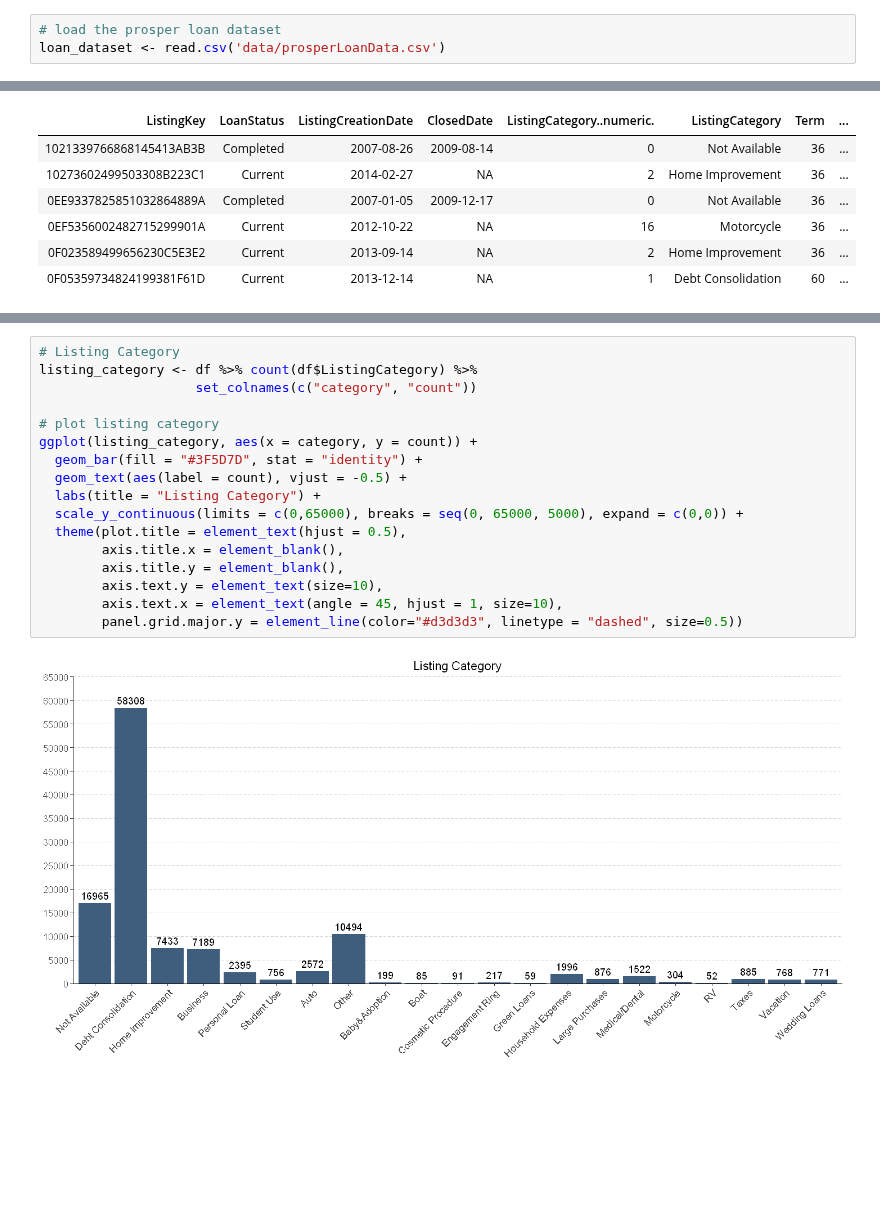
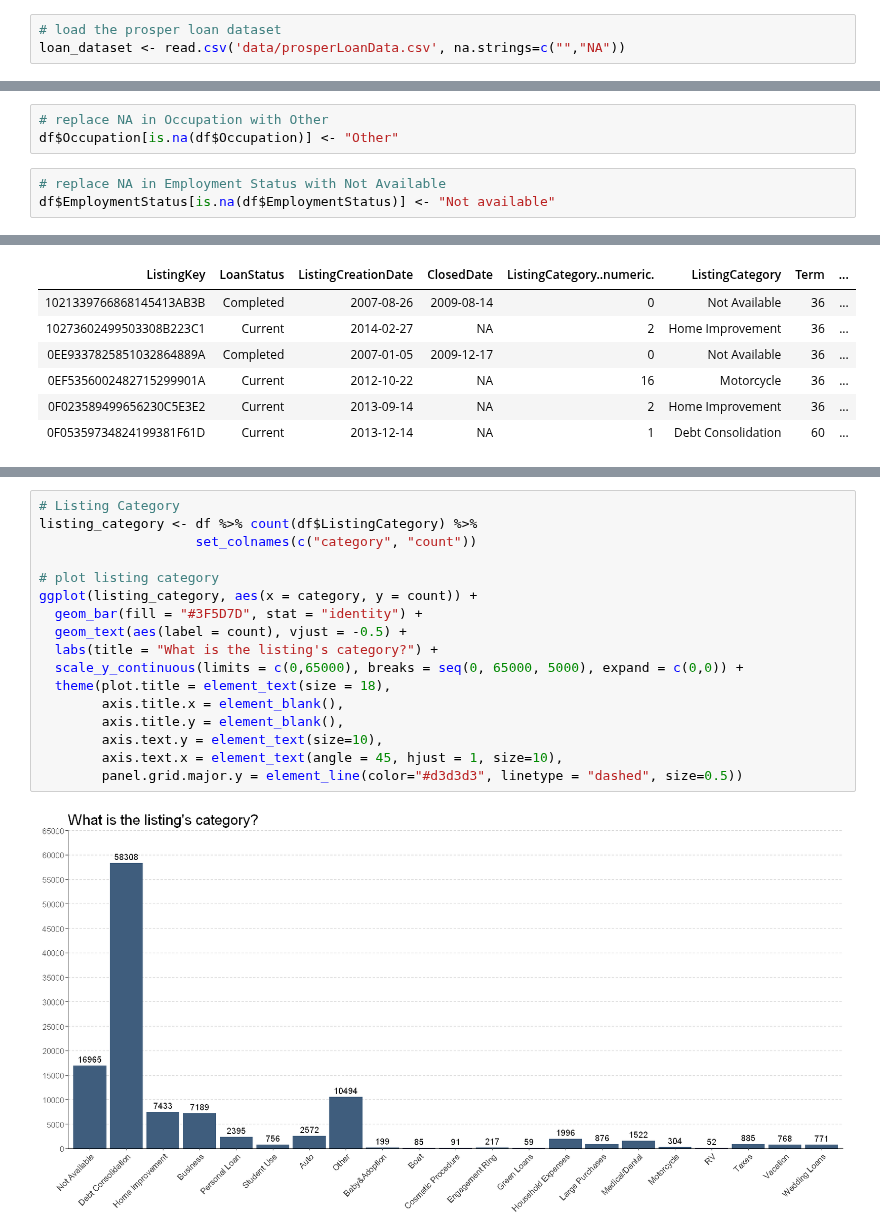
Before and after one commit to BarbaraStempien/DA--Loan-Data-from-Prosper, a Jupyter notebook: analysis.ipynb, the cells around one changed output, grey strips where cells are left out. Saved outputs shown, nothing was run; the diff lists cells and outputs as text; blank space fills up the shorter version.

```diff
--- a/analysis.ipynb
+++ b/analysis.ipynb
@@ -33,6 +27,6 @@ library(waffle)
 # %%
 # load the prosper loan dataset
-loan_dataset <- read.csv('data/prosperLoanData.csv')
+loan_dataset <- read.csv('data/prosperLoanData.csv', na.strings=c("","NA"))
 # %%
 # display shape of dataset; rows x columns
 dim(loan_dataset)
@@ -233,6 +233,12 @@ df$IsBorrowerHomeowner <- as.logical(df$IsBorrowerHomeowner)
 # %% [output]
 False  True
 56459 57478
+# %%
+# replace NA in Occupation with Other
+df$Occupation[is.na(df$Occupation)] <- "Other"
+# %%
+# replace NA in Employment Status with Not Available
+df$EmploymentStatus[is.na(df$EmploymentStatus)] <- "Not available"
 # %%
 # display type of each variable
 str(df)
@@ -329,22 +335,22 @@ ggplot(loan_status, aes(x = status, y = count)) +
 # %%
 # Listing Category
 listing_category <- df %>% count(df$ListingCategory) %>%
                     set_colnames(c("category", "count"))
 
 # plot listing category
 ggplot(listing_category, aes(x = category, y = count)) +
   geom_bar(fill = "#3F5D7D", stat = "identity") +
   geom_text(aes(label = count), vjust = -0.5) +
-  labs(title = "Listing Category") +
+  labs(title = "What is the listing's category?") +
   scale_y_continuous(limits = c(0,65000), breaks = seq(0, 65000, 5000), expand = c(0,0)) +
-  theme(plot.title = element_text(hjust = 0.5),
+  theme(plot.title = element_text(size = 18),
         axis.title.x = element_blank(),
         axis.title.y = element_blank(),
         axis.text.y = element_text(size=10),
         axis.text.x = element_text(angle = 45, hjust = 1, size=10),
         panel.grid.major.y = element_line(color="#d3d3d3", linetype = "dashed", size=0.5))
 # %% [output]
-[figure, old version]
+[figure, new version]
 # %%
 # Term
 term <- df %>% count(df$Term) %>%
```
Also changed, not shown: parts of 19 cells of this notebook.
